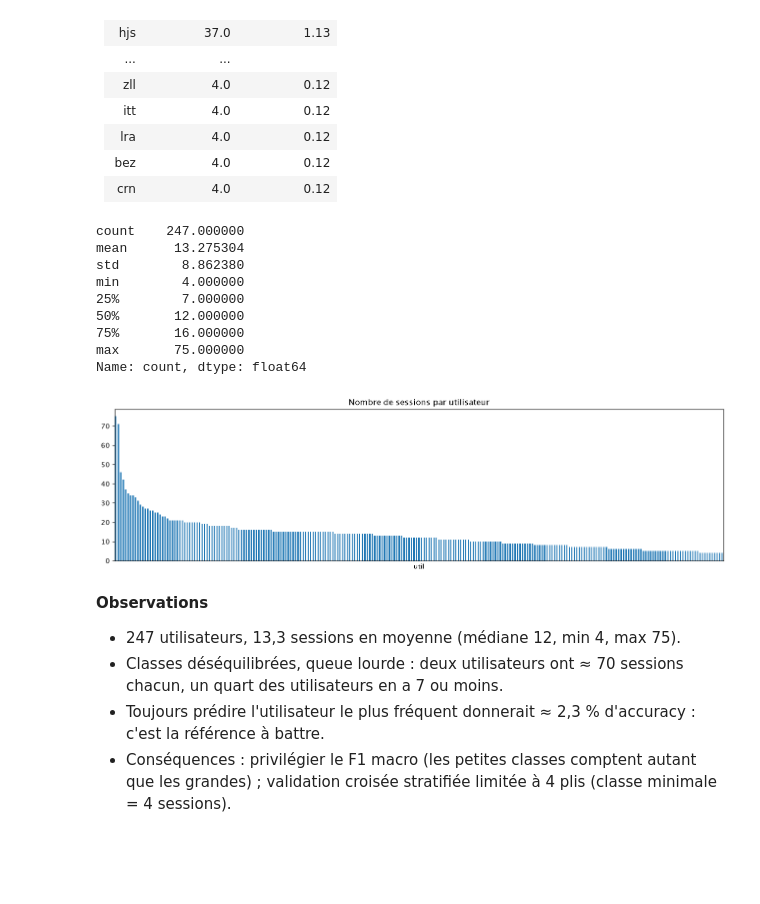
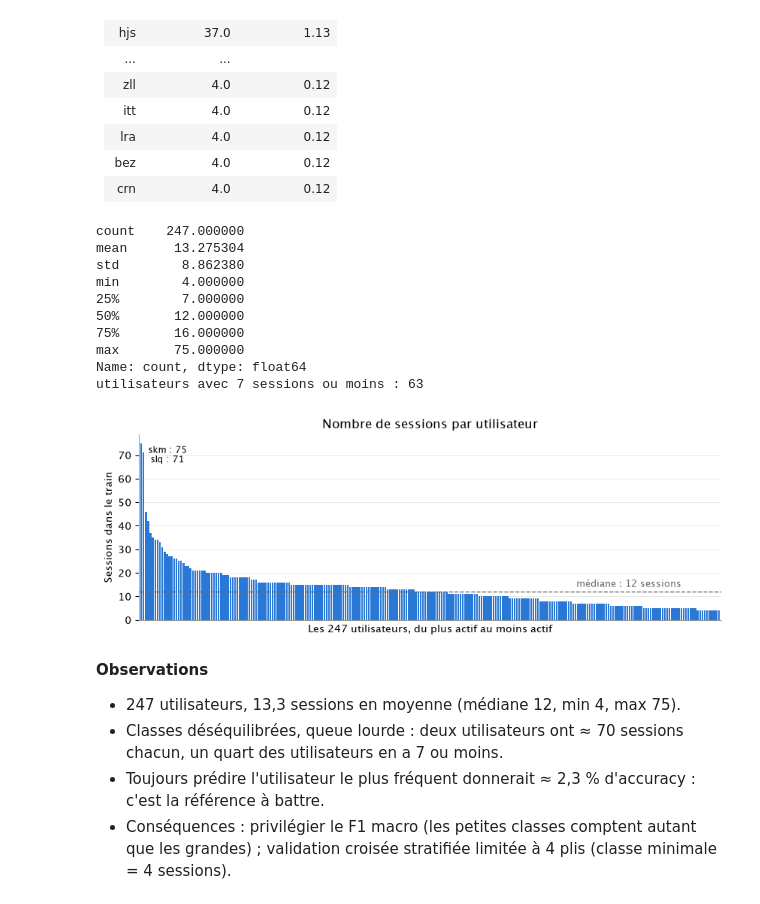
Before and after one commit to anastber/qui-utilise-mon-appli, a Jupyter notebook: 1_exploration.ipynb, the cells around one changed output. Drawn from its saved outputs; the diff is of its cells as text; code cells hidden in the pictures; blank space fills up the shorter version.

Commit message:
Exploration : figures et chiffres repris dans le rapport (longueur, navigateurs, types d'action, rareté des écrans)

```diff
--- a/1_exploration.ipynb
+++ b/1_exploration.ipynb
@@ -165,6 +165,23 @@ def get_grid(n, n_row=None, n_col=None, titles=None, figsize=(10, 8), wspace=.5,
     if titles is not None:
         for ax, title in zip(axs.flat, titles): ax.set_title(title)
     return fig, axs
+# %%
+# Style commun des figures reprises dans le rapport (enregistrées dans le dossier images/)
+import os
+import numpy as np
+import matplotlib.pyplot as plt
+from matplotlib.ticker import FuncFormatter, NullFormatter
+
+os.makedirs("images", exist_ok=True)
+BLEU, ORANGE, GRIS = "#2a78d6", "#eb6834", "#6b6b6b"
+STYLE_RAPPORT = {"axes.spines.top": False, "axes.spines.right": False, "axes.grid": True, "grid.color": "#e6e6e6",
+                 "grid.linewidth": 0.6, "axes.axisbelow": True, "axes.edgecolor": "#9a9a9a", "font.size": 10,
+                 "savefig.dpi": 200, "savefig.bbox": "tight"}
+
+def axe_log(axis):
+    """Échelle log graduée avec des nombres simples (1, 10, 100...)."""
+    axis.set_major_formatter(FuncFormatter(lambda v, _: f"{v:,.0f}".replace(",", " ")))
+    axis.set_minor_formatter(NullFormatter())
 # %% [markdown]
 Maintenant que nous avons un premier aperçu de nos données, approfondissons un peu et examinons quelques statistiques à leur sujet.
 # %%
@@ -313,20 +410,35 @@ get_Y_stats(features_train)
 # %%
 counts = features_train["util"].value_counts()
 print(counts.describe())          # moyenne, min, max, quartiles du nb de sessions par utilisateur
-counts.plot(kind="bar", figsize=(16, 4), xticks=[])
-plt.title("Nombre de sessions par utilisateur")
-plt.show()
+print("utilisateurs avec 7 sessions ou moins :", (counts <= 7).sum())
+
+with plt.rc_context(STYLE_RAPPORT):
+    fig, ax = plt.subplots(figsize=(10, 3.2))
+    ax.bar(np.arange(len(counts)), counts.values, width=0.8, color=BLEU, linewidth=0)
+    ax.axhline(counts.median(), color=GRIS, ls="--", lw=1)
+    ax.text(len(counts) * 0.75, counts.median() + 2, f"médiane : {counts.median():.0f} sessions", color=GRIS, fontsize=9)
+    for i, (u, v) in enumerate(counts.head(2).items()):
+        ax.text(i + 3, v - 3, f"{u} : {v}", fontsize=8.5, va="center")
+    ax.set_xlim(-1, len(counts))
+    ax.set_xticks([])
+    ax.set_xlabel(f"Les {len(counts)} utilisateurs, du plus actif au moins actif")
+    ax.set_ylabel("Sessions dans le train")
+    ax.set_title("Nombre de sessions par utilisateur")
+    ax.grid(axis="x", visible=False)
+    fig.savefig("images/fig_sessions_par_utilisateur.png")
+    plt.show()
 # %% [output]
 count    247.000000
 mean      13.275304
 std        8.862380
 min        4.000000
 25%        7.000000
 50%       12.000000
 75%       16.000000
 max       75.000000
 Name: count, dtype: float64
+utilisateurs avec 7 sessions ou moins : 63
-[figure, old version]
+[figure, new version]
 # %% [markdown]
 **Observations**
 - 247 utilisateurs, 13,3 sessions en moyenne (médiane 12, min 4, max 75).
```
Also changed, not shown: parts of 11 cells of this notebook.
